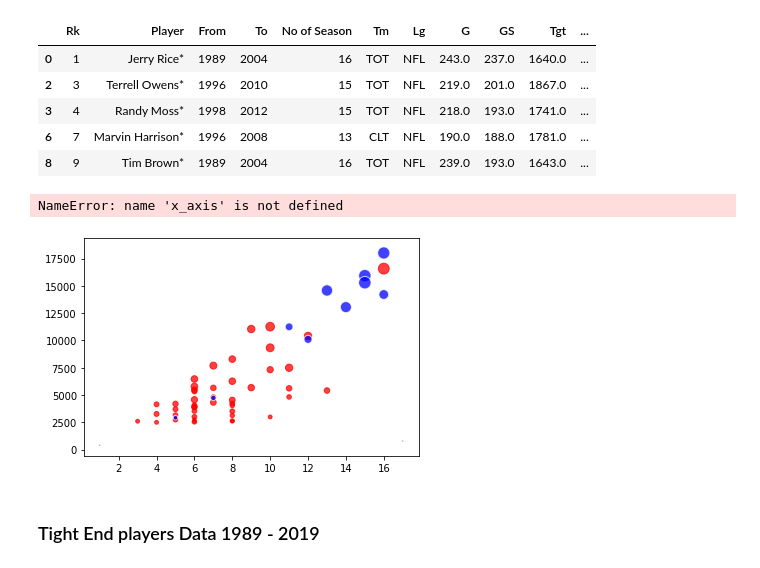
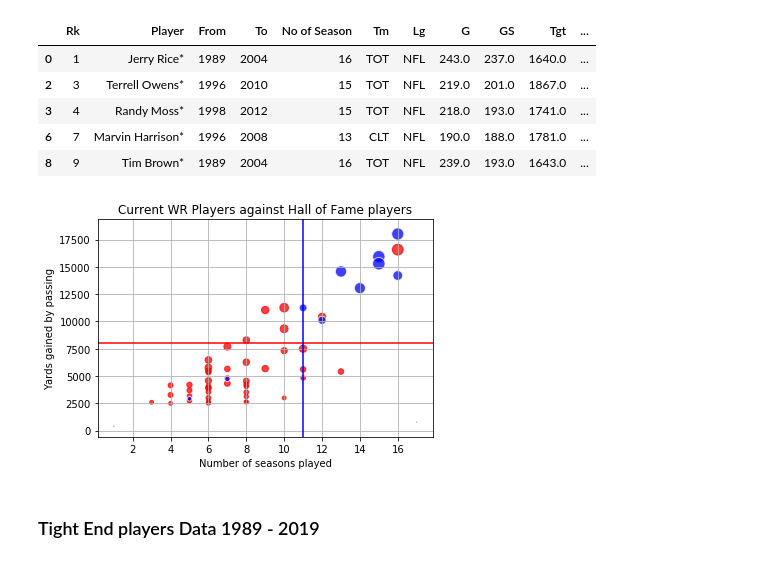
Before and after one commit to ankitapatel9/NFL-project, a Jupyter notebook: nfl-player-data.ipynb, the cells around one changed output. Saved outputs shown, nothing was run; the diff lists cells and outputs as text; code cells hidden in the pictures.

```diff
--- a/nfl-player-data.ipynb
+++ b/nfl-player-data.ipynb
@@ -382,11 +382,12 @@ wr_arr[wr_arr<= wr_lower_boundary]
 Series([], Name: No of Season, dtype: int64)
 # %%
 # Collecting current WR players from dataframe
-current_wr_df= wide_receiver_data_df[wide_receiver_data_df['To']==2019]
+all_wr= wide_receiver_data_df[wide_receiver_data_df['To']==2019]
+all_wr.count()
 
 # Reducing the dataframe to include only those players with over 1000 yards
-current_wr_highyds_df= current_wr_df[current_wr_df['Yds']>2500]
-current_wr_highyds_df.head()
+current_wr= all_wr[all_wr['Yds']>2500]
+current_wr.head()
 # %% [output]
 |  | Rk | Player | From | To | No of Season | Tm | Lg | G | GS | Tgt | ... |
 | 1 | 2 | Larry Fitzgerald | 2004 | 2019 | 16 | CRD | NFL | 238.0 | 236.0 | 2190.0 | ... |
@@ -408,23 +409,19 @@ hof_wr.head()
 | 8 | 9 | Tim Brown* | 1989 | 2004 | 16 | TOT | NFL | 239.0 | 193.0 | 1643.0 | ... |
 # %%
 #Creating a scatterplot of the Current WR versus those WR that are now in the Hall of Fame
-plt.scatter(current_wr_highyds_df['No of Season'],current_wr_highyds_df['Yds'],s = current_wr_highyds_df['TD'],marker='o',facecolors= 'red',alpha=0.75)
+plt.scatter(current_wr['No of Season'],current_wr['Yds'],s = current_wr['TD'],marker='o',facecolors= 'red',alpha=0.75)
 plt.scatter(hof_wr['No of Season'],hof_wr['Yds'],s = hof_wr['TD'],marker='o',facecolors= 'blue',edgecolors="white",alpha=0.75)
 
-plt.scatter(x_axis, y_axis,marker='o',facecolors= 'red',edgecolors="red", s=TD,alpha=0.75)
-plt.scatter(x1_axis, y1_axis,marker='o',facecolors= 'blue',edgecolors="blue", s=TD1,alpha=0.75)
-plt.xlim(2,17)
 plt.grid()
 plt.axhline(y=8000, color='r', linestyle='-')
 plt.axvline(x=11, color='b', linestyle='-')
 #add title and labels
 plt.title("Current WR Players against Hall of Fame players")
 plt.xlabel("Number of seasons played")
 plt.ylabel("Yards gained by passing")
 plt.show()
 # %% [output]
-NameError: name 'x_axis' is not defined
-[figure, old version]
+[figure, new version]
 # %% [markdown]
 ### Tight End players Data 1989 - 2019 ###
 # %%
```
Also changed, not shown: parts of 16 cells of this notebook.
